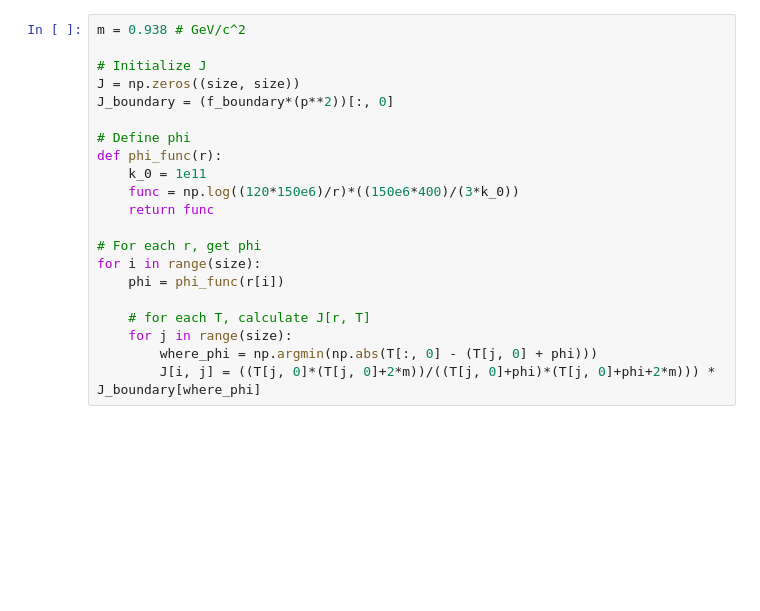
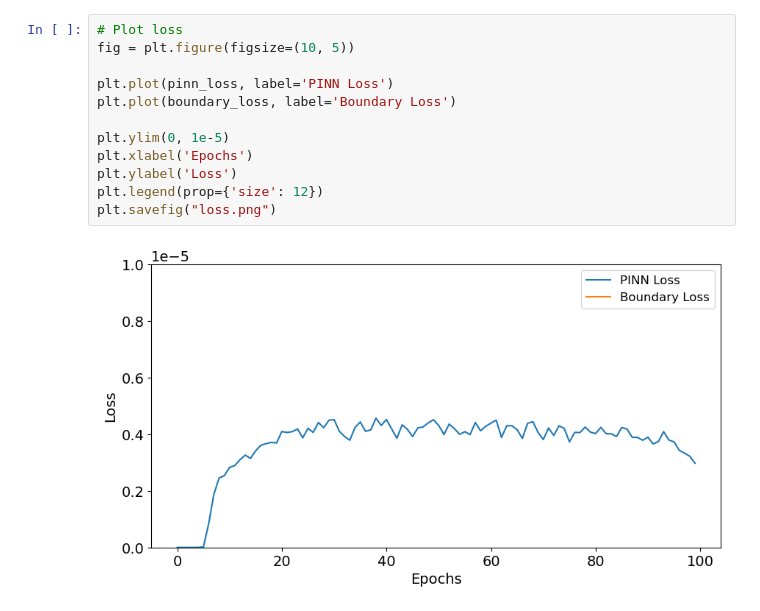
Before and after one commit to linneawolniewicz/pinns, a Jupyter notebook: src/visualize.ipynb, the cells around one changed output. Saved outputs shown, nothing was run; the diff lists cells and outputs as text; blank space fills up the shorter version.

```diff
--- a/src/visualize.ipynb
+++ b/src/visualize.ipynb
@@ -69,22 +80,15 @@ print(np.mean(np.abs(predictions[:, :, -1].reshape((size, size))[-1, :] - f_boun
-# %%
-m = 0.938 # GeV/c^2
-
-# Initialize J
-J = np.zeros((size, size))
-J_boundary = (f_boundary*(p**2))[:, 0]
-
-# Define phi
-def phi_func(r):
-    k_0 = 1e11
-    func = np.log((120*150e6)/r)*((150e6*400)/(3*k_0))
-    return func
-
-# For each r, get phi
-for i in range(size):
-    phi = phi_func(r[i])
-
-    # for each T, calculate J[r, T]
-    for j in range(size):
-        where_phi = np.argmin(np.abs(T[:, 0] - (T[j, 0] + phi)))
-        J[i, j] = ((T[j, 0]*(T[j, 0]+2*m))/((T[j, 0]+phi)*(T[j, 0]+phi+2*m))) * J_boundary[where_phi]
+# %%
+# Plot loss
+fig = plt.figure(figsize=(10, 5))
+
+plt.plot(pinn_loss, label='PINN Loss')
+plt.plot(boundary_loss, label='Boundary Loss')
+
+plt.ylim(0, 1e-5)
+plt.xlabel('Epochs')
+plt.ylabel('Loss')
+plt.legend(prop={'size': 12})
+plt.savefig("loss.png")
+# %% [output]
+[figure, added]
 # %%
```
Also changed, not shown: parts of 9 cells of this notebook, 25 other files.
